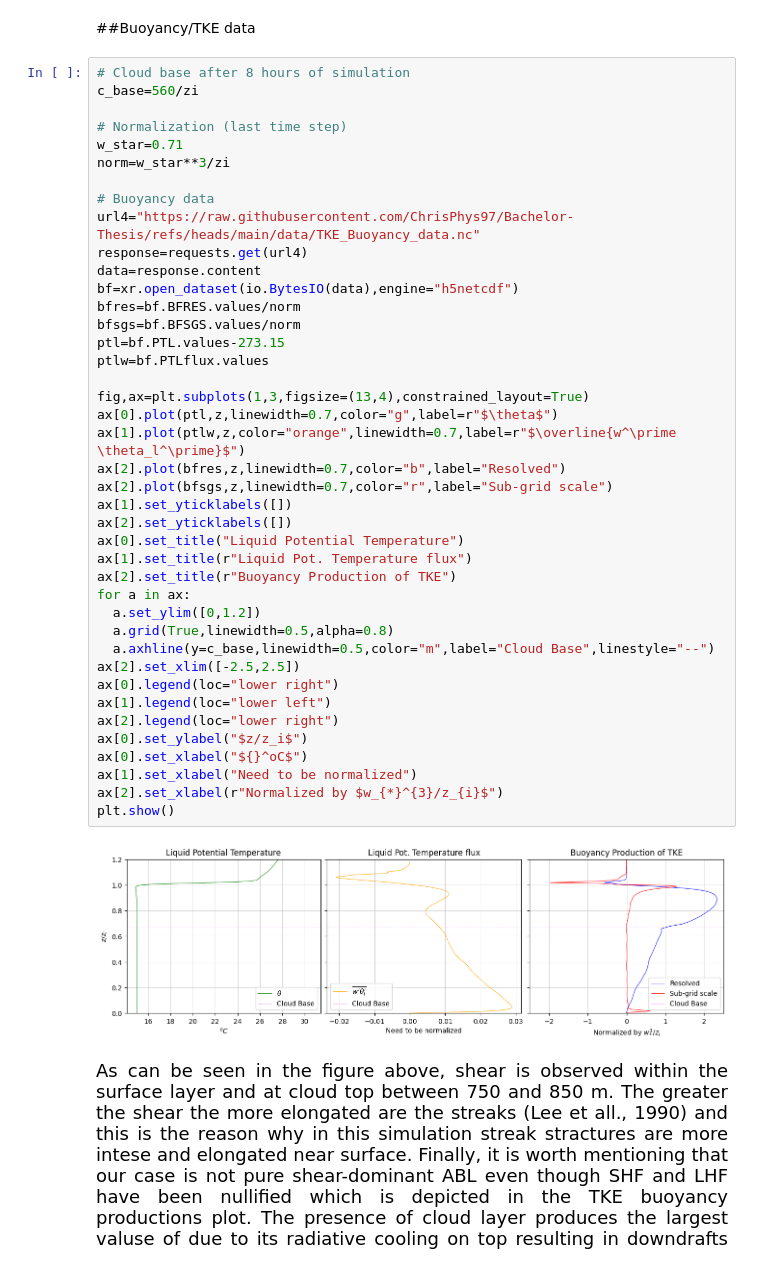
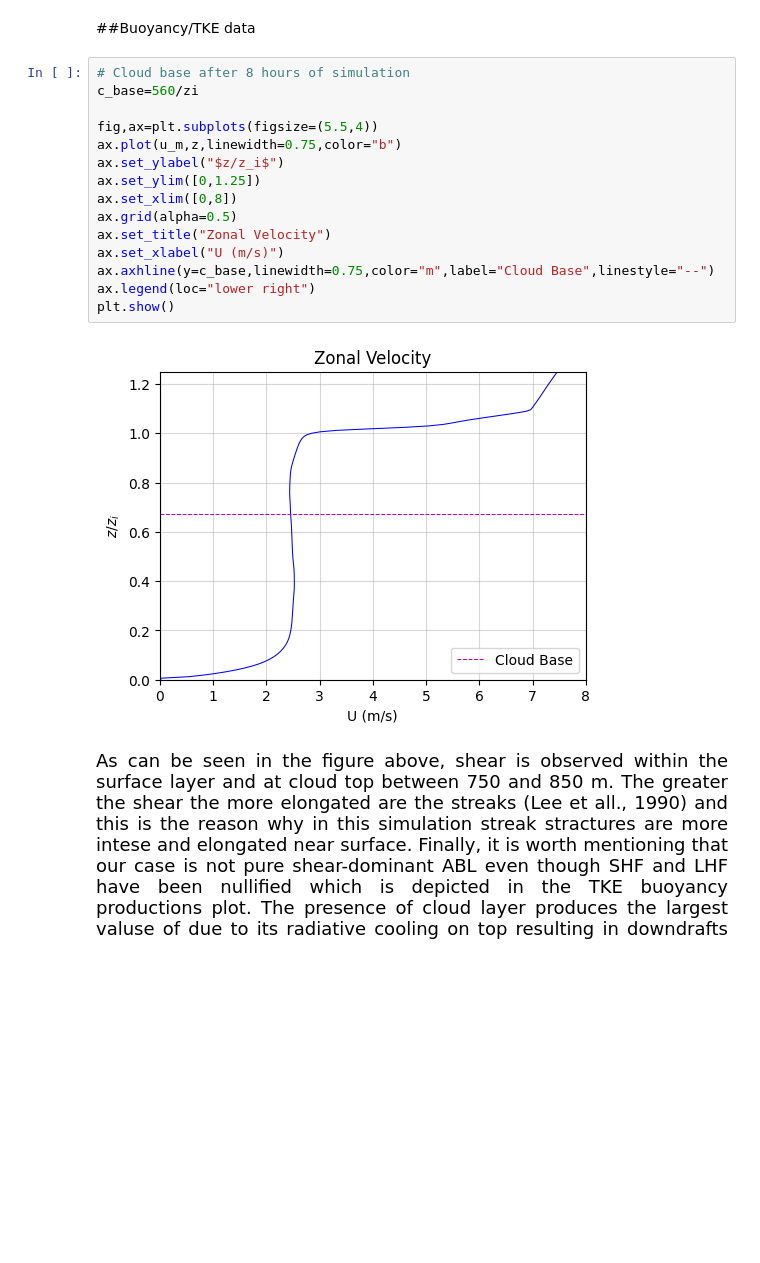
Before and after one commit to ChrisPhys97/Bachelor-Thesis, a Jupyter notebook: Turbulent Structures.ipynb, the cells around one changed output. Cells and saved outputs as stored; diff of their text form; blank space fills up the shorter version.

```diff
--- a/Turbulent Structures.ipynb
+++ b/Turbulent Structures.ipynb
@@ -140,46 +140,20 @@ Above the surface layer, streaks have spanwise width larger than the boundary la
 # %%
 # Cloud base after 8 hours of simulation
 c_base=560/zi
 
-# Normalization (last time step)
-w_star=0.71
-norm=w_star**3/zi
-
-# Buoyancy data
-url4="https://raw.githubusercontent.com/ChrisPhys97/Bachelor-Thesis/refs/heads/main/data/TKE_Buoyancy_data.nc"
-response=requests.get(url4)
-data=response.content
-bf=xr.open_dataset(io.BytesIO(data),engine="h5netcdf")
-bfres=bf.BFRES.values/norm
-bfsgs=bf.BFSGS.values/norm
-ptl=bf.PTL.values-273.15
-ptlw=bf.PTLflux.values
-
-fig,ax=plt.subplots(1,3,figsize=(13,4),constrained_layout=True)
-ax[0].plot(ptl,z,linewidth=0.7,color="g",label=r"$\theta$")
-ax[1].plot(ptlw,z,color="orange",linewidth=0.7,label=r"$\overline{w^\prime \theta_l^\prime}$")
-ax[2].plot(bfres,z,linewidth=0.7,color="b",label="Resolved")
-ax[2].plot(bfsgs,z,linewidth=0.7,color="r",label="Sub-grid scale")
-ax[1].set_yticklabels([])
-ax[2].set_yticklabels([])
-ax[0].set_title("Liquid Potential Temperature")
-ax[1].set_title(r"Liquid Pot. Temperature flux")
-ax[2].set_title(r"Buoyancy Production of TKE")
-for a in ax:
-  a.set_ylim([0,1.2])
-  a.grid(True,linewidth=0.5,alpha=0.8)
-  a.axhline(y=c_base,linewidth=0.5,color="m",label="Cloud Base",linestyle="--")
-ax[2].set_xlim([-2.5,2.5])
-ax[0].legend(loc="lower right")
-ax[1].legend(loc="lower left")
-ax[2].legend(loc="lower right")
-ax[0].set_ylabel("$z/z_i$")
-ax[0].set_xlabel("${}^oC$")
-ax[1].set_xlabel("Need to be normalized")
-ax[2].set_xlabel(r"Normalized by $w_{*}^{3}/z_{i}$")
+fig,ax=plt.subplots(figsize=(5.5,4))
+ax.plot(u_m,z,linewidth=0.75,color="b")
+ax.set_ylabel("$z/z_i$")
+ax.set_ylim([0,1.25])
+ax.set_xlim([0,8])
+ax.grid(alpha=0.5)
+ax.set_title("Zonal Velocity")
+ax.set_xlabel("U (m/s)")
+ax.axhline(y=c_base,linewidth=0.75,color="m",label="Cloud Base",linestyle="--")
+ax.legend(loc="lower right")
 plt.show()
 # %% [output]
-[figure, old version]
+[figure, new version]
 # %% [markdown]
 <div style="text-align: justify;
 text-justify: inter-word; font-size: 18px;">
```
